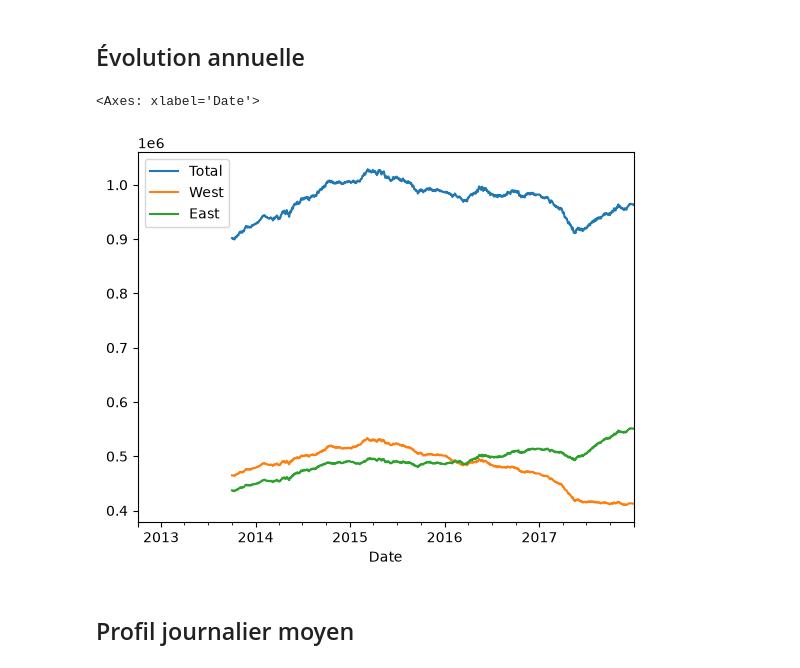
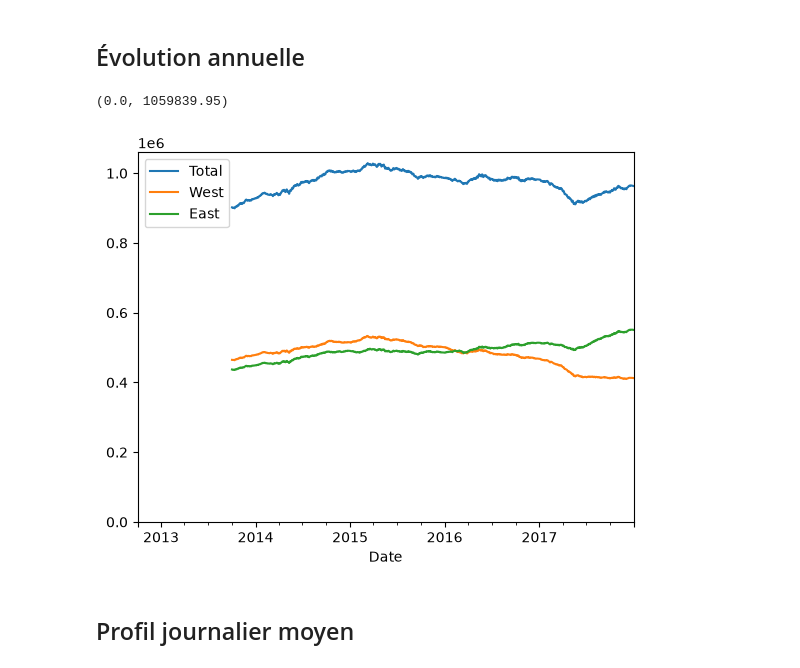
Before and after one commit to clementlegoff8/TP-fremont-bridge, a Jupyter notebook: TP-fremont-bridge.ipynb, the cells around one changed output. Drawn from its saved outputs; the diff is of its cells as text; code cells hidden in the pictures.

```diff
--- a/TP-fremont-bridge.ipynb
+++ b/TP-fremont-bridge.ipynb
@@ -152,10 +155,12 @@ data.tail()
 # %% [markdown]
 ## Évolution annuelle
 # %%
-data.resample("1D").sum().rolling(365).sum().plot()
+#Graphique qui représente la somme des passants sur les 365 derniers jours
+graphique = data.resample("1D").sum().rolling(365).sum().plot()
+graphique.set_ylim(0) #Fait commencer l'axe vertical à 0
 # %% [output]
-<Axes: xlabel='Date'>
+(0.0, 1059839.95)
-[figure, old version]
+[figure, new version]
 # %% [markdown]
 ## Profil journalier moyen
 # %%
```
Also changed, not shown: parts of 28 cells of this notebook.
